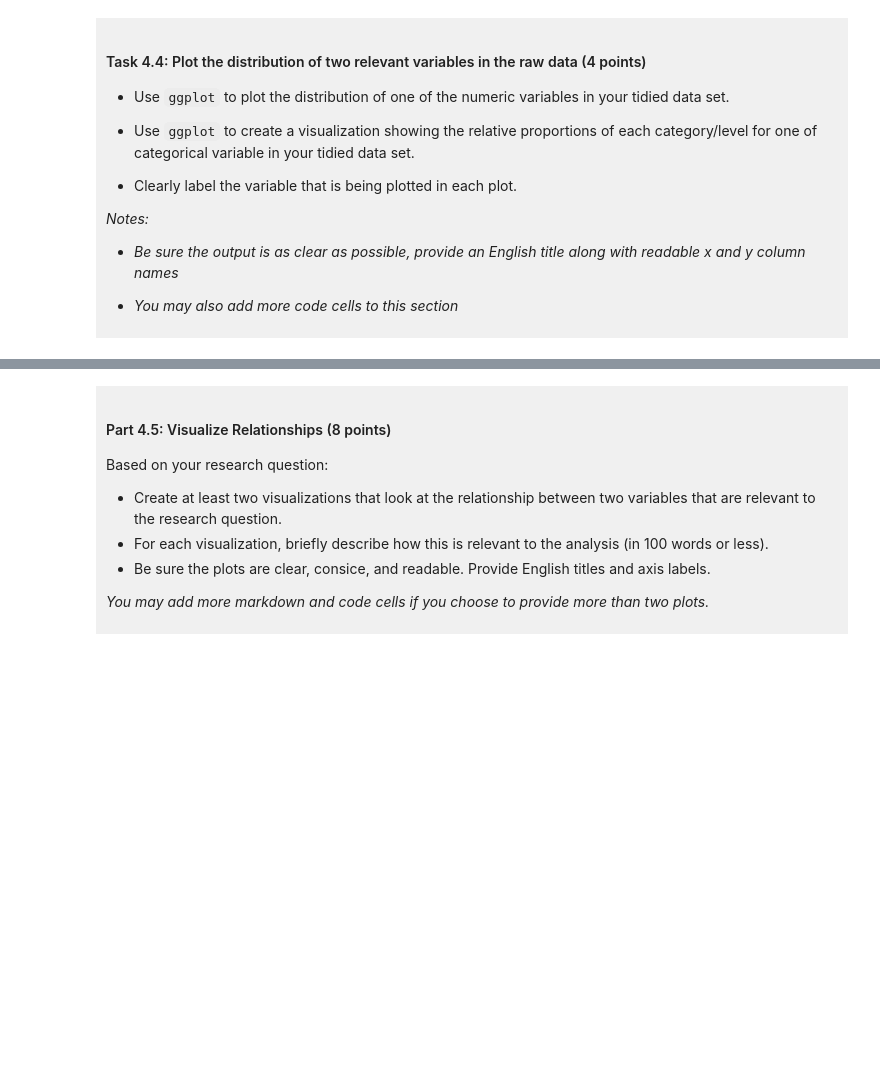
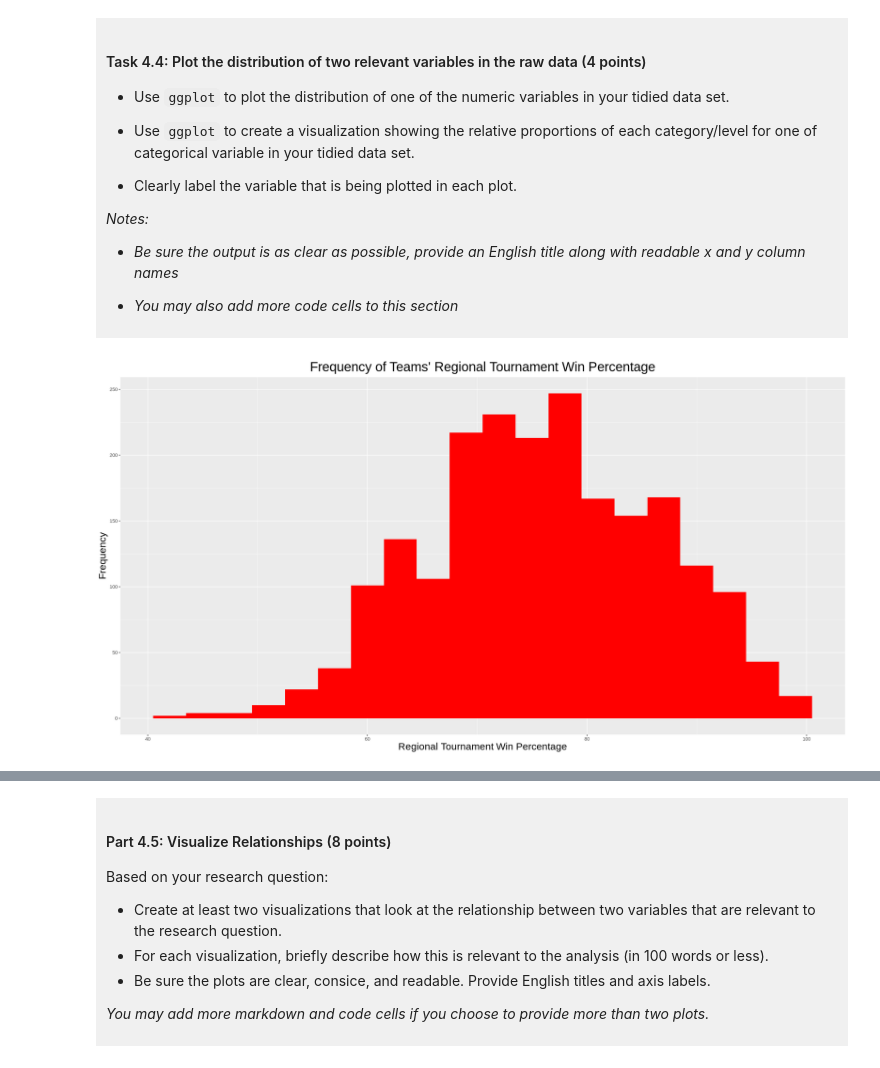
Before and after one commit to MaxYuY/dsci-100-project-max-yu, a Jupyter notebook: dsci-100-project-notebook.ipynb, the cells around one changed output, grey strips where cells are left out. Saved outputs shown, nothing was run; the diff lists cells and outputs as text; code cells hidden in the pictures; blank space fills up the shorter version.

Commit message:
Checkpoint C
Summary statistics, preliminary plots, and analysis plan using KNN classification

```diff
--- a/dsci-100-project-notebook.ipynb
+++ b/dsci-100-project-notebook.ipynb
@@ -308,5 +335,12 @@ You will refine your research question (if needed) and produce a tidy data set.
 
 </div>
 # %%
-### EDIT THIS CODE CELL FOR PLOT 1 ###
+options(repr.plot.width = 19, repr.plot.height = 10)
+march_madness_reg_wins_plot <- march_madness_tidy_data |> ggplot(aes(x = reg_wins_pct)) + geom_histogram(binwidth = 3, fill = "red") +
+                                labs(x = "Regional Tournament Win Percentage", y = "Frequency") +
+                                ggtitle("Frequency of Teams' Regional Tournament Win Percentage")+
+                                theme(plot.title = element_text(size = 24, hjust = 0.5), axis.title = element_text(size = 18, hjust = 0.5))
+march_madness_reg_wins_plot
+# %% [output]
+[figure, added]
 # %%
```
Also changed, not shown: parts of 11 cells of this notebook.
